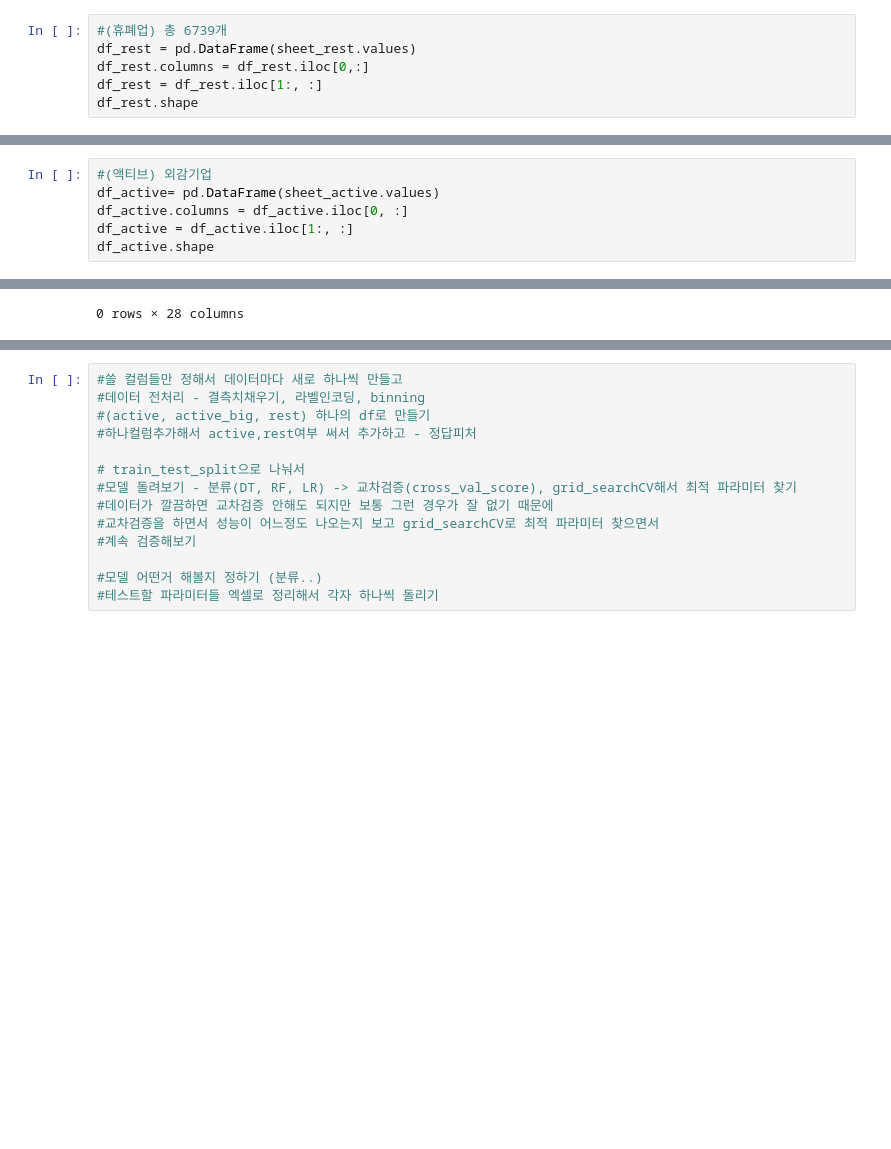
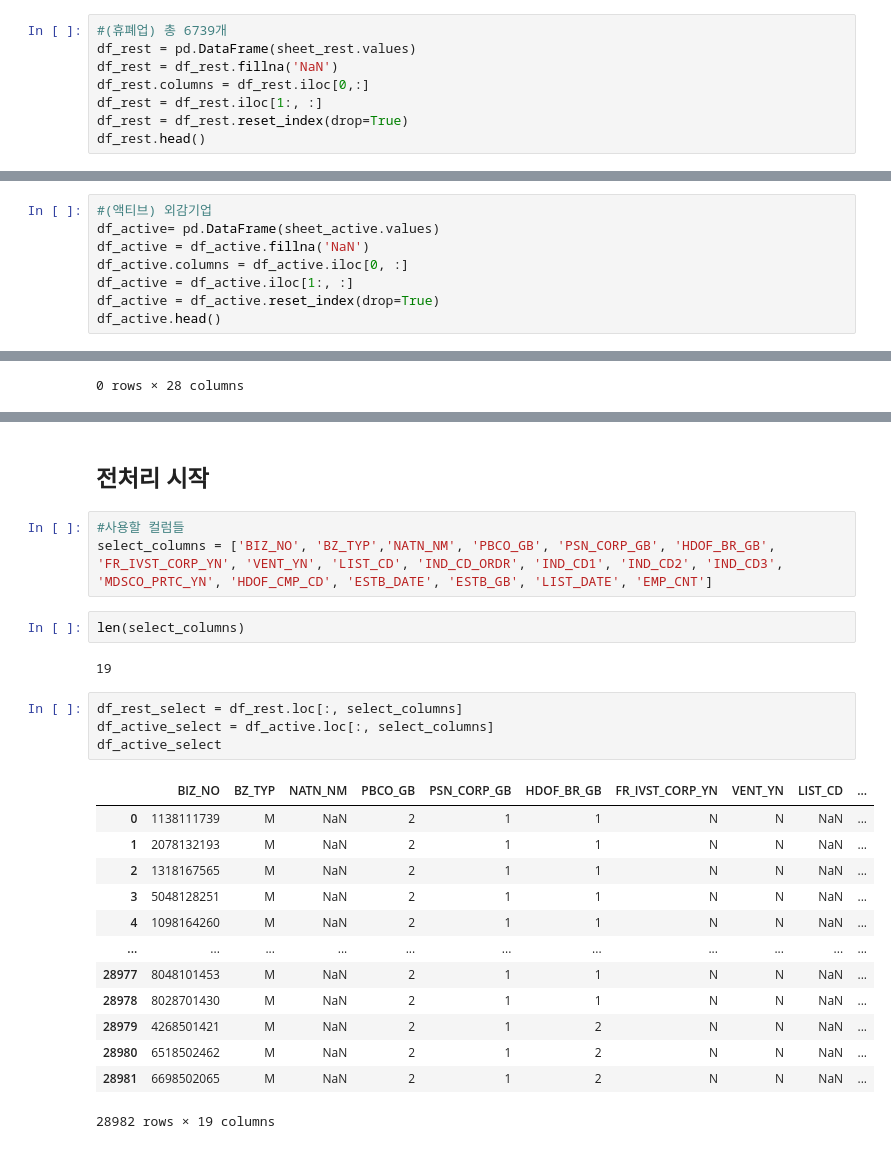
Before and after one commit to kwonwoobin/2022Sesac_1, a Jupyter notebook: numble/numble_data_preprocessing.ipynb, the cells around one changed output, grey strips where cells are left out. Saved outputs shown, nothing was run; the diff lists cells and outputs as text; blank space fills up the shorter version.

```diff
--- a/numble/numble_data_preprocessing.ipynb
+++ b/numble/numble_data_preprocessing.ipynb
@@ -27,7 +29,9 @@ sheet_rest_record=wb1['휴폐업이력']
 # %%
 #(휴폐업) 총 6739개
 df_rest = pd.DataFrame(sheet_rest.values)
+df_rest = df_rest.fillna('NaN')
 df_rest.columns = df_rest.iloc[0,:]
 df_rest = df_rest.iloc[1:, :]
-df_rest.shape
+df_rest = df_rest.reset_index(drop=True)
+df_rest.head()
 # %% [output]
@@ -46,7 +62,9 @@ sheet_active_rest = wb2['휴폐업이력']
 # %%
 #(액티브) 외감기업
 df_active= pd.DataFrame(sheet_active.values)
+df_active = df_active.fillna('NaN')
 df_active.columns = df_active.iloc[0, :]
 df_active = df_active.iloc[1:, :]
-df_active.shape
+df_active = df_active.reset_index(drop=True)
+df_active.head()
 # %% [output]
@@ -281,14 +178,27 @@ END_DATE=20131027, STRT_DATE=20200731, STAT_OCR_DATE=20020522, CLSBZ_GB=3,
+# %% [markdown]
+## 전처리 시작
 # %%
-#쓸 컬럼들만 정해서 데이터마다 새로 하나씩 만들고
-#데이터 전처리 - 결측치채우기, 라벨인코딩, binning
-#(active, active_big, rest) 하나의 df로 만들기
-#하나컬럼추가해서 active,rest여부 써서 추가하고 - 정답피처
-
-# train_test_split으로 나눠서
-#모델 돌려보기 - 분류(DT, RF, LR) -> 교차검증(cross_val_score), grid_searchCV해서 최적 파라미터 찾기
-#데이터가 깔끔하면 교차검증 안해도 되지만 보통 그런 경우가 잘 없기 때문에
-#교차검증을 하면서 성능이 어느정도 나오는지 보고 grid_searchCV로 최적 파라미터 찾으면서
-#계속 검증해보기
-
-#모델 어떤거 해볼지 정하기 (분류..)
-#테스트할 파라미터들 엑셀로 정리해서 각자 하나씩 돌리기
+#사용할 컬럼들
+select_columns = ['BIZ_NO', 'BZ_TYP','NATN_NM', 'PBCO_GB', 'PSN_CORP_GB', 'HDOF_BR_GB', 'FR_IVST_CORP_YN', 'VENT_YN', 'LIST_CD', 'IND_CD_ORDR', 'IND_CD1', 'IND_CD2', 'IND_CD3', 'MDSCO_PRTC_YN', 'HDOF_CMP_CD', 'ESTB_DATE', 'ESTB_GB', 'LIST_DATE', 'EMP_CNT']
+# %%
+len(select_columns)
+# %% [output]
+19
+# %%
+df_rest_select = df_rest.loc[:, select_columns]
+df_active_select = df_active.loc[:, select_columns]
+df_active_select
+# %% [output]
+|  | BIZ_NO | BZ_TYP | NATN_NM | PBCO_GB | PSN_CORP_GB | HDOF_BR_GB | FR_IVST_CORP_YN | VENT_YN | LIST_CD | ... |
+| 0 | 1138111739 | M | NaN | 2 | 1 | 1 | N | N | NaN | ... |
+| 1 | 2078132193 | M | NaN | 2 | 1 | 1 | N | N | NaN | ... |
+| 2 | 1318167565 | M | NaN | 2 | 1 | 1 | N | N | NaN | ... |
+| 3 | 5048128251 | M | NaN | 2 | 1 | 1 | N | N | NaN | ... |
+| 4 | 1098164260 | M | NaN | 2 | 1 | 1 | N | N | NaN | ... |
+| ... | ... | ... | ... | ... | ... | ... | ... | ... | ... | ... |
+| 28977 | 8048101453 | M | NaN | 2 | 1 | 1 | N | N | NaN | ... |
+| 28978 | 8028701430 | M | NaN | 2 | 1 | 1 | N | N | NaN | ... |
+| 28979 | 4268501421 | M | NaN | 2 | 1 | 2 | N | N | NaN | ... |
+| 28980 | 6518502462 | M | NaN | 2 | 1 | 2 | N | N | NaN | ... |
+| 28981 | 6698502065 | M | NaN | 2 | 1 | 2 | N | N | NaN | ... |
+28982 rows × 19 columns
```
Also changed, not shown: parts of 41 cells of this notebook.
